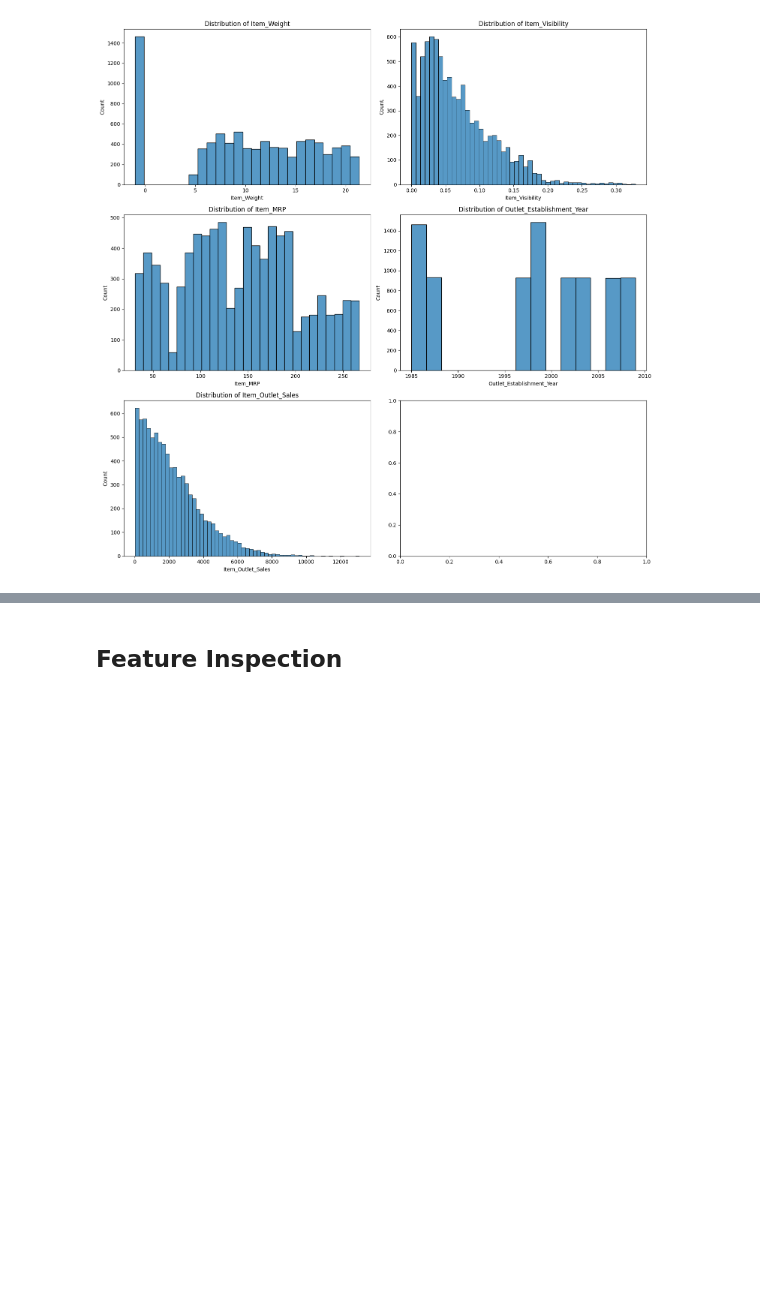
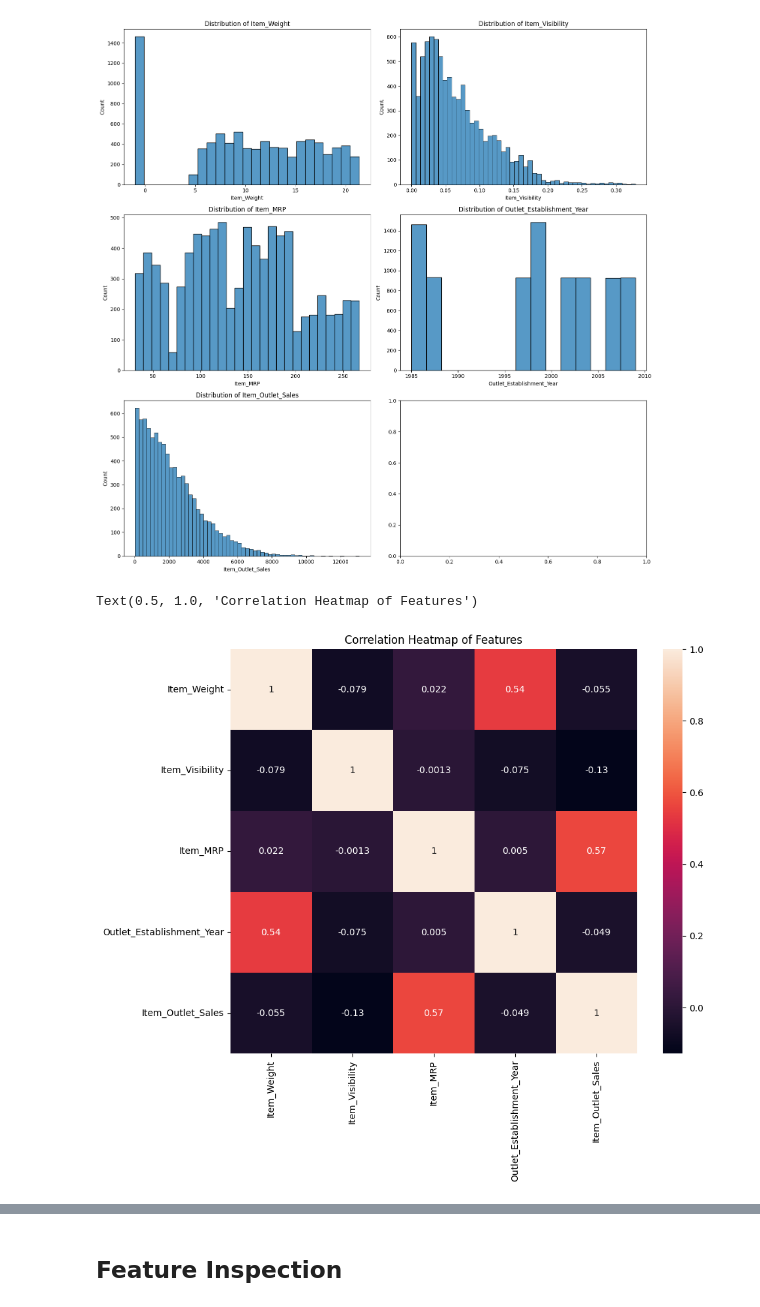
Before and after one commit to devMoamen/Prediction-of-Product-Sales, a Jupyter notebook: Prediction_of_Product_Sales.ipynb, the cells around one changed output, grey strips where cells are left out. Cells and saved outputs as stored; diff of their text form; code cells hidden in the pictures; blank space fills up the shorter version.

```diff
--- a/Prediction_of_Product_Sales.ipynb
+++ b/Prediction_of_Product_Sales.ipynb
@@ -167,3 +167,12 @@ for i, col in enumerate(num_cols):
 plt.tight_layout()
 # %% [output]
 [figure]
+# %%
+
+# Create heatmap
+plt.figure(figsize=(10, 8))
+sns.heatmap(sales_df.corr(numeric_only=True), annot=True)
+plt.title('Correlation Heatmap of Features')
+# %% [output]
+Text(0.5, 1.0, 'Correlation Heatmap of Features')
+[figure, added]
```
Also changed, not shown: parts of 1 cell of this notebook.
